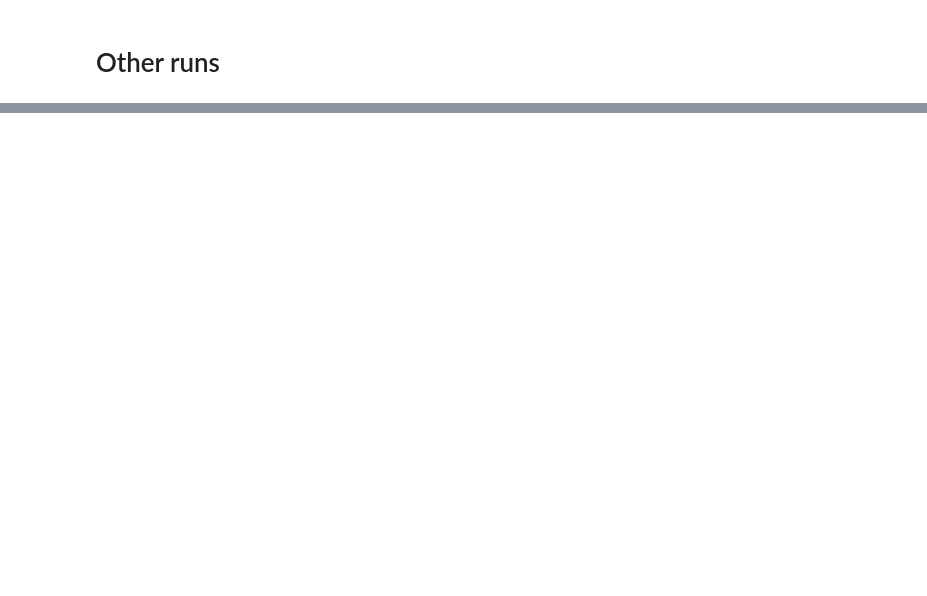
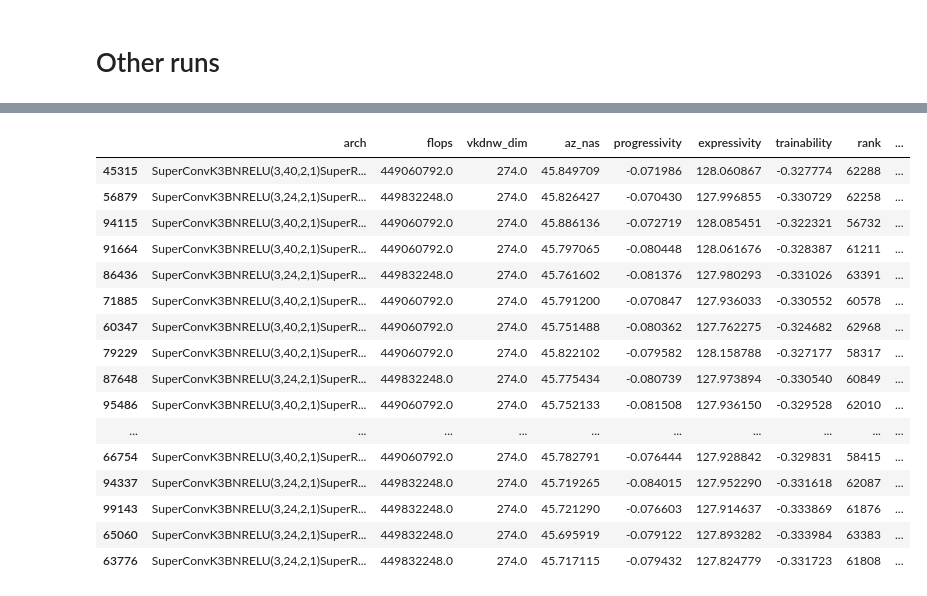
Before and after one commit to ondratybl/VKDNW, a Jupyter notebook: NB201/tss_choose_best.ipynb, the cells around one changed output, grey strips where cells are left out. Cells and saved outputs as stored; diff of their text form; code cells hidden in the pictures; blank space fills up the shorter version.

```diff
--- a/NB201/tss_choose_best.ipynb
+++ b/NB201/tss_choose_best.ipynb
@@ -109,0 +205,32 @@ run[['_step', 'arch', 'flops', 'vkdnw_dim', 'num_layers', 'model_size', 'az_nas'
+# %%
+api_wandb = wandb.Api()
+run = pd.DataFrame(api_wandb.run('nazderaze/VKDNW/il38fg43').scan_history()) # VKDNW_EVOLUTION_FLOPS450000000_LAYERS14_PARAMS_RANDOM_FIXED
+
+for col in run.columns:
+    if col != 'arch':
+        run[col] = run[col].astype('float')
+
+run['rank'] = run[['vkdnw_dim', 'vkdnw_entropy']].apply(tuple, axis=1).rank(method='dense', ascending=True).astype(int)
+run['az_nas'] = run['expressivity'].rank().apply(np.log)+run['progressivity'].rank().apply(np.log)+run['trainability'].rank().apply(np.log)+run['flops'].rank().apply(np.log)
+run['vkdnw_combined'] = run['rank'].apply(np.log)+run['az_nas']
+
+run[['arch', 'flops', 'vkdnw_dim', 'az_nas', 'progressivity', 'expressivity', 'trainability', 'rank', 'vkdnw_combined']].sort_values('vkdnw_combined', ascending=False).head(20)
+'SuperConvK3BNRELU(3,40,2,1)SuperResIDWE1K3(40,40,2,32,1)SuperResIDWE1K5(40,80,2,72,2)SuperResIDWE4K7(80,96,2,96,5)SuperResIDWE2K7(96,224,2,224,5)SuperConvK1BNRELU(224,2048,1,1)'
+# %% [output]
+|  | arch | flops | vkdnw_dim | az_nas | progressivity | expressivity | trainability | rank | ... |
+| 45315 | SuperConvK3BNRELU(3,40,2,1)SuperR... | 449060792.0 | 274.0 | 45.849709 | -0.071986 | 128.060867 | -0.327774 | 62288 | ... |
+| 56879 | SuperConvK3BNRELU(3,24,2,1)SuperR... | 449832248.0 | 274.0 | 45.826427 | -0.070430 | 127.996855 | -0.330729 | 62258 | ... |
+| 94115 | SuperConvK3BNRELU(3,40,2,1)SuperR... | 449060792.0 | 274.0 | 45.886136 | -0.072719 | 128.085451 | -0.322321 | 56732 | ... |
+| 91664 | SuperConvK3BNRELU(3,40,2,1)SuperR... | 449060792.0 | 274.0 | 45.797065 | -0.080448 | 128.061676 | -0.328387 | 61211 | ... |
+| 86436 | SuperConvK3BNRELU(3,24,2,1)SuperR... | 449832248.0 | 274.0 | 45.761602 | -0.081376 | 127.980293 | -0.331026 | 63391 | ... |
+| 71885 | SuperConvK3BNRELU(3,40,2,1)SuperR... | 449060792.0 | 274.0 | 45.791200 | -0.070847 | 127.936033 | -0.330552 | 60578 | ... |
+| 60347 | SuperConvK3BNRELU(3,40,2,1)SuperR... | 449060792.0 | 274.0 | 45.751488 | -0.080362 | 127.762275 | -0.324682 | 62968 | ... |
+| 79229 | SuperConvK3BNRELU(3,40,2,1)SuperR... | 449060792.0 | 274.0 | 45.822102 | -0.079582 | 128.158788 | -0.327177 | 58317 | ... |
+| 87648 | SuperConvK3BNRELU(3,24,2,1)SuperR... | 449832248.0 | 274.0 | 45.775434 | -0.080739 | 127.973894 | -0.330540 | 60849 | ... |
+| 95486 | SuperConvK3BNRELU(3,40,2,1)SuperR... | 449060792.0 | 274.0 | 45.752133 | -0.081508 | 127.936150 | -0.329528 | 62010 | ... |
+| ... | ... | ... | ... | ... | ... | ... | ... | ... | ... |
+| 66754 | SuperConvK3BNRELU(3,40,2,1)SuperR... | 449060792.0 | 274.0 | 45.782791 | -0.076444 | 127.928842 | -0.329831 | 58415 | ... |
+| 94337 | SuperConvK3BNRELU(3,24,2,1)SuperR... | 449832248.0 | 274.0 | 45.719265 | -0.084015 | 127.952290 | -0.331618 | 62087 | ... |
+| 99143 | SuperConvK3BNRELU(3,24,2,1)SuperR... | 449832248.0 | 274.0 | 45.721290 | -0.076603 | 127.914637 | -0.333869 | 61876 | ... |
+| 65060 | SuperConvK3BNRELU(3,24,2,1)SuperR... | 449832248.0 | 274.0 | 45.695919 | -0.079122 | 127.893282 | -0.333984 | 63383 | ... |
+| 63776 | SuperConvK3BNRELU(3,24,2,1)SuperR... | 449832248.0 | 274.0 | 45.717115 | -0.079432 | 127.824779 | -0.331723 | 61808 | ... |
```
Also changed, not shown: parts of 8 cells of this notebook, 2 other files.
